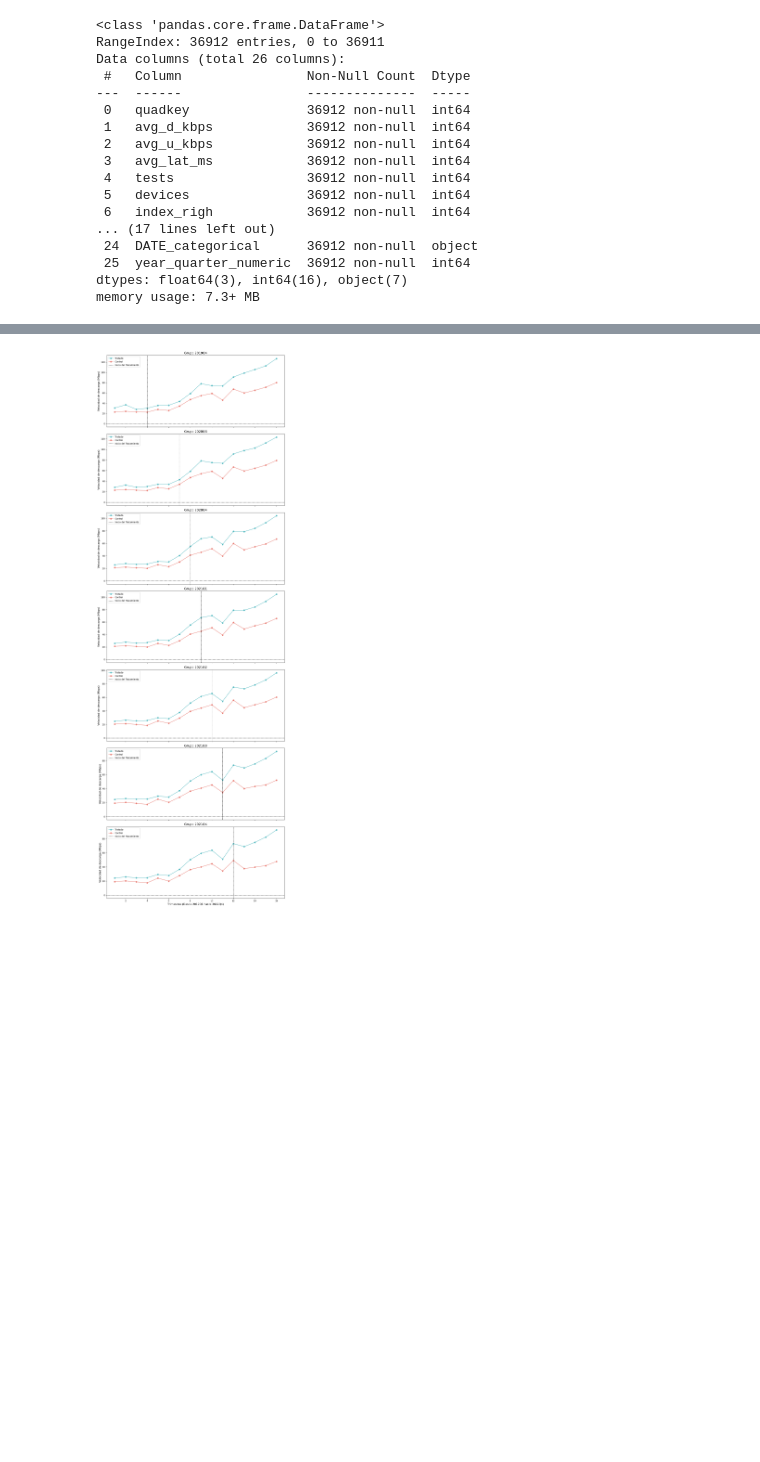
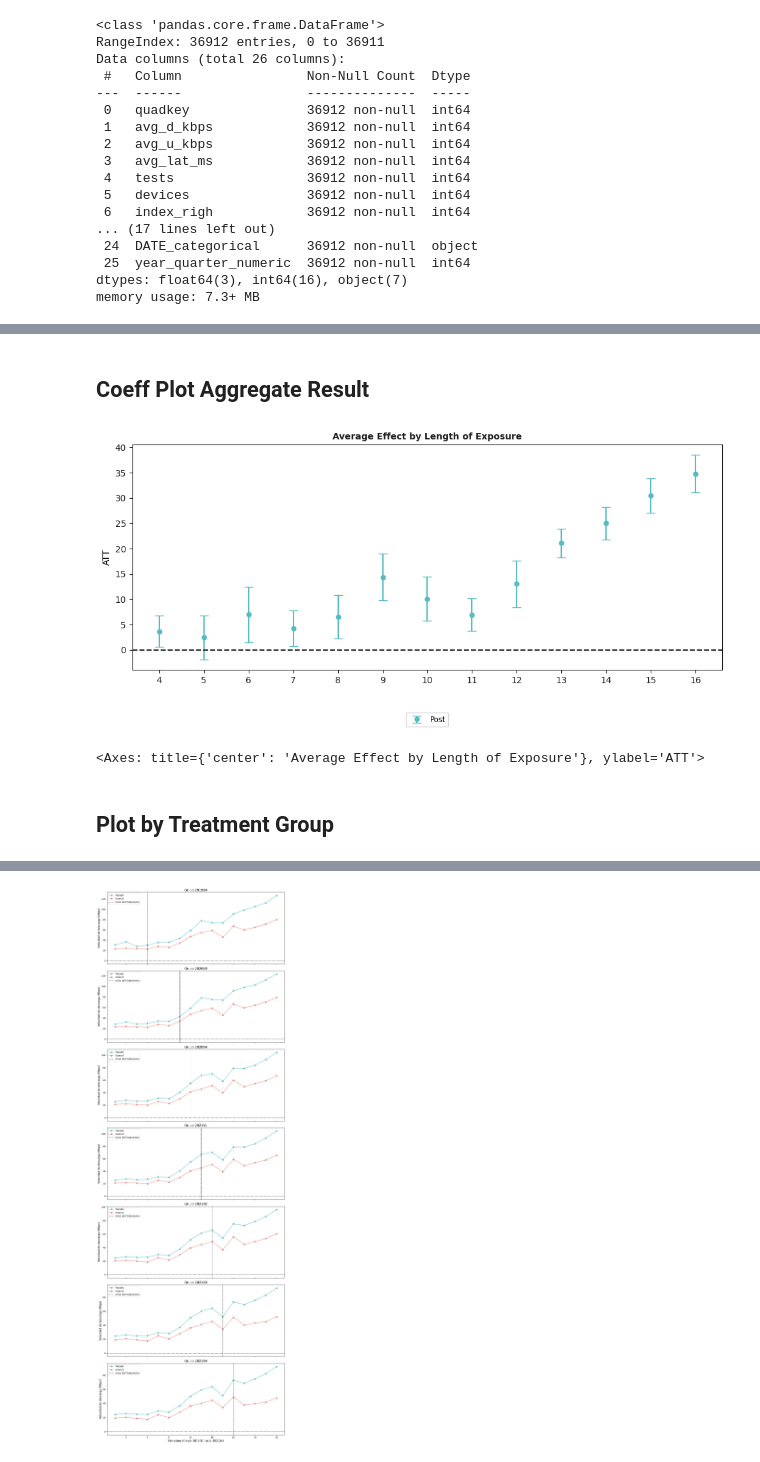
Before and after one commit to ResearchProjectsUG/ookla_did, a Jupyter notebook: OOKLA_DATA/codes/2_csdid.ipynb, the cells around one changed output, grey strips where cells are left out. Saved outputs shown, nothing was run; the diff lists cells and outputs as text; code cells hidden in the pictures; blank space fills up the shorter version.

```diff
--- a/OOKLA_DATA/codes/2_csdid.ipynb
+++ b/OOKLA_DATA/codes/2_csdid.ipynb
@@ -128,3 +195,12 @@ result_df
+# %% [markdown]
+## Coeff Plot Aggregate Result
+# %%
+attgt_estimation.plot_aggte()
+# %% [output]
+[figure, added]
+<Axes: title={'center': 'Average Effect by Length of Exposure'}, ylabel='ATT'>
+# %% [markdown]
+## Plot by Treatment Group
 # %%
 import matplotlib.pyplot as plt
 import matplotlib.patches as mpatches  # Import the necessary module
```
Also changed, not shown: parts of 13 cells of this notebook, 8 other files.
